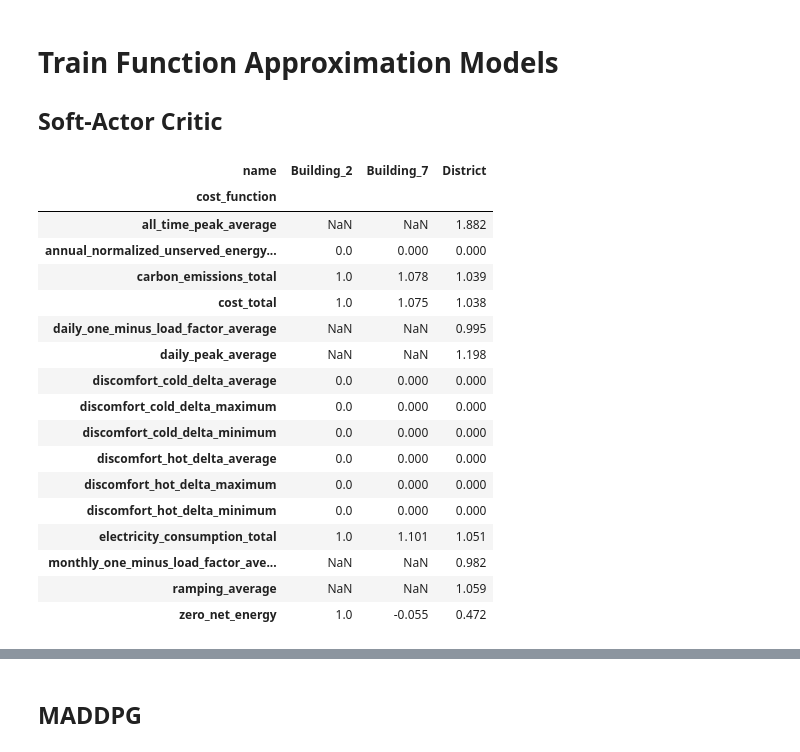
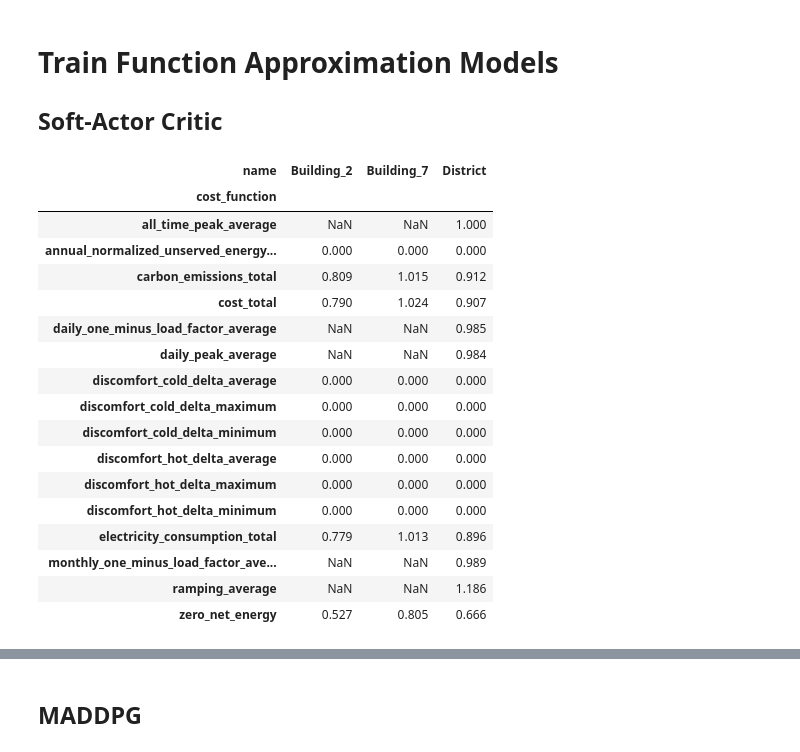
Before and after one commit to CaseyMOwen/Fa24-CS-138-FinalProject, a Jupyter notebook: main.ipynb, the cells around one changed output, grey strips where cells are left out. Drawn from its saved outputs; the diff is of its cells as text; code cells hidden in the pictures.

```diff
--- a/main.ipynb
+++ b/main.ipynb
@@ -226,53 +226,56 @@ display(kpis)
 ## Soft-Actor Critic
 # %%
 from agents.sac import SAC
+from citylearn.wrappers import NormalizedSpaceWrapper
 
-sac_env = CityLearnEnv(schema, random_seed=RANDOM_SEED)
+# num_episodes = 10
+sac_env = CityLearnEnv(schema, random_seed=RANDOM_SEED, central_agent=False)
+# sac_env = NormalizedSpaceWrapper(sac_env)
 
 sac_kwargs = {
-    'mini_batch_size':5,
+    'mini_batch_size':256,
     'tau': 0.005,
-    'entropy_coeff': 0.2,
     'gamma': 0.99,
 }
 
 
 sac_agent = SAC(
     env=sac_env,
     random_seed=RANDOM_SEED,
     **sac_kwargs
 )
 # ----------------- Train -----------------
 _ = sac_agent.learn(episodes=num_episodes)
 
 # ----------------- Test -----------------
 # Initialize Environment
 observations, _ = sac_env.reset()
-
+sac_actions = []
 while not sac_env.terminated:
-    actions = sac_agent.predict(observations)
+    actions = sac_agent.predict(observations, deterministic=True)
     observations, reward, info, terminated, truncated = sac_env.step(actions)
+    sac_actions.append(actions)
 
 kpis = sac_agent.env.evaluate()
 kpis = kpis.pivot(index='cost_function', columns='name', values='value').round(3)
 kpis = kpis.dropna(how='all')
 display(kpis)
 # %% [output]
 | name | Building_2 | Building_7 | District |
 | cost_function |  |  |  |
-| all_time_peak_average | NaN | NaN | 1.882 |
-| annual_normalized_unserved_energy... | 0.0 | 0.000 | 0.000 |
-| carbon_emissions_total | 1.0 | 1.078 | 1.039 |
-| cost_total | 1.0 | 1.075 | 1.038 |
-| daily_one_minus_load_factor_average | NaN | NaN | 0.995 |
-| daily_peak_average | NaN | NaN | 1.198 |
-| discomfort_cold_delta_average | 0.0 | 0.000 | 0.000 |
-| discomfort_cold_delta_maximum | 0.0 | 0.000 | 0.000 |
-| discomfort_cold_delta_minimum | 0.0 | 0.000 | 0.000 |
-| discomfort_hot_delta_average | 0.0 | 0.000 | 0.000 |
-| discomfort_hot_delta_maximum | 0.0 | 0.000 | 0.000 |
-| discomfort_hot_delta_minimum | 0.0 | 0.000 | 0.000 |
-| electricity_consumption_total | 1.0 | 1.101 | 1.051 |
-| monthly_one_minus_load_factor_ave... | NaN | NaN | 0.982 |
-| ramping_average | NaN | NaN | 1.059 |
-| zero_net_energy | 1.0 | -0.055 | 0.472 |
+| all_time_peak_average | NaN | NaN | 1.000 |
+| annual_normalized_unserved_energy... | 0.000 | 0.000 | 0.000 |
+| carbon_emissions_total | 0.809 | 1.015 | 0.912 |
+| cost_total | 0.790 | 1.024 | 0.907 |
+| daily_one_minus_load_factor_average | NaN | NaN | 0.985 |
+| daily_peak_average | NaN | NaN | 0.984 |
+| discomfort_cold_delta_average | 0.000 | 0.000 | 0.000 |
+| discomfort_cold_delta_maximum | 0.000 | 0.000 | 0.000 |
+| discomfort_cold_delta_minimum | 0.000 | 0.000 | 0.000 |
+| discomfort_hot_delta_average | 0.000 | 0.000 | 0.000 |
+| discomfort_hot_delta_maximum | 0.000 | 0.000 | 0.000 |
+| discomfort_hot_delta_minimum | 0.000 | 0.000 | 0.000 |
+| electricity_consumption_total | 0.779 | 1.013 | 0.896 |
+| monthly_one_minus_load_factor_ave... | NaN | NaN | 0.989 |
+| ramping_average | NaN | NaN | 1.186 |
+| zero_net_energy | 0.527 | 0.805 | 0.666 |
```
Also changed, not shown: parts of 12 cells of this notebook, 1 other file.
